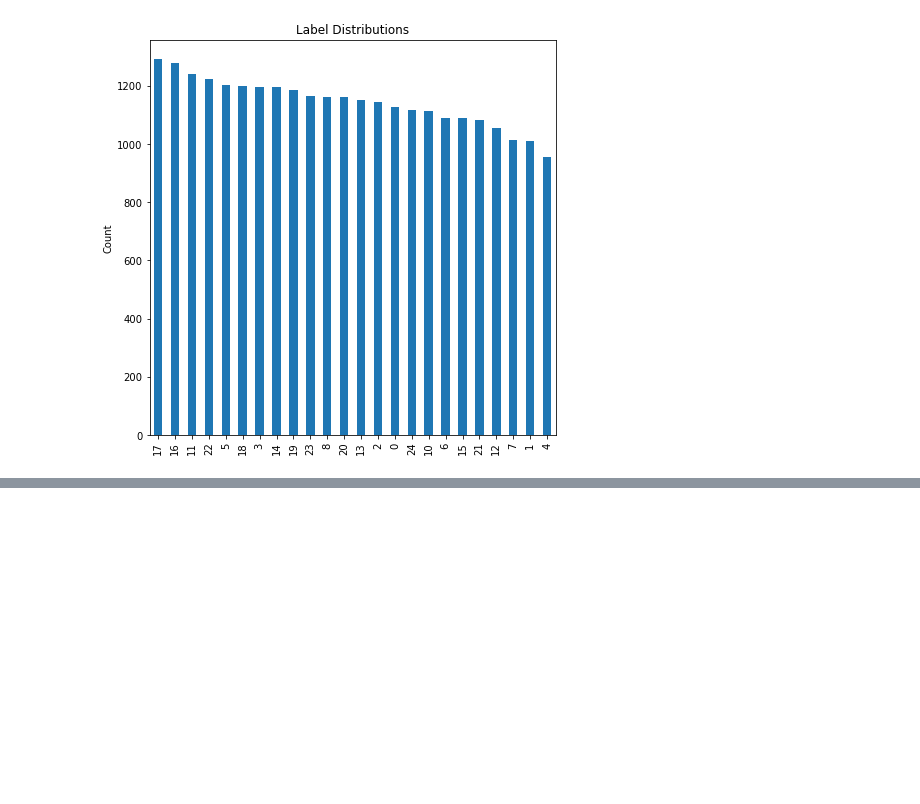
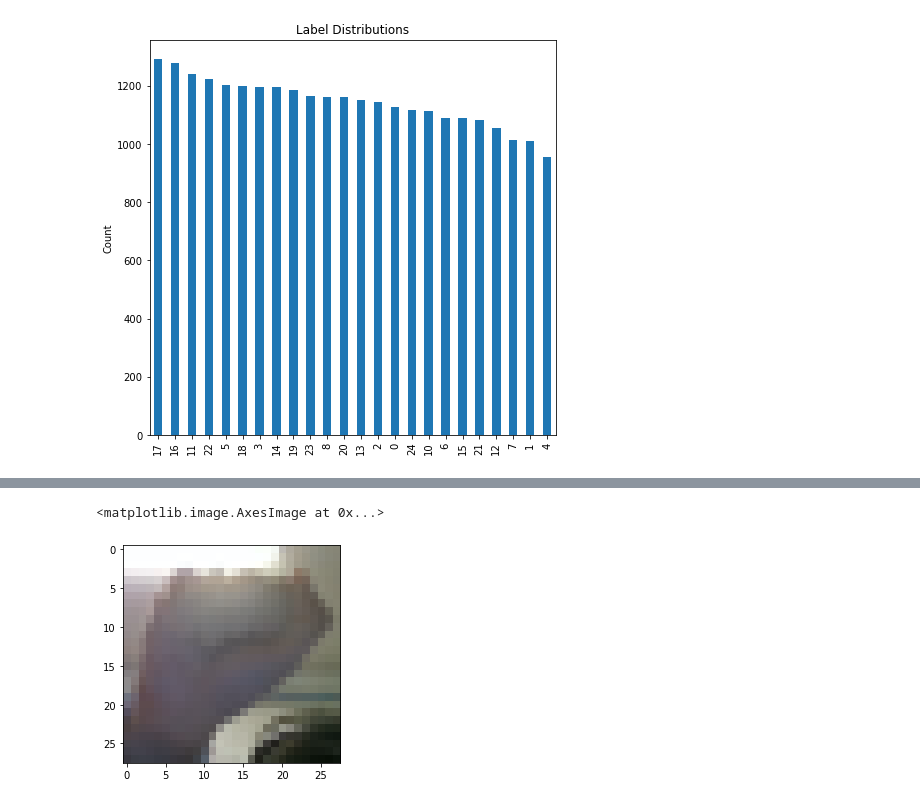
Before and after one commit to jekthewarrior/team-tums, a Jupyter notebook: TUMS.ipynb, the cells around one changed output, grey strips where cells are left out. Saved outputs shown, nothing was run; the diff lists cells and outputs as text; code cells hidden in the pictures; blank space fills up the shorter version.

```diff
--- a/TUMS.ipynb
+++ b/TUMS.ipynb
@@ -144,0 +186,29 @@ torch.save(net.state_dict(), PATH)
+# %%
+# Importing Image class from PIL module
+from PIL import Image
+
+# Opens a image in RGB mode
+im = Image.open(r"data\SampleA.jpg")
+
+# Size of the image in pixels (size of original image)
+# (This is not mandatory)
+width, height = im.size
+
+# Setting the points for cropped image
+left = 381
+top = 135
+right = left + 527
+bottom = top + 527
+
+# Cropped image of above dimension
+# (It will not change original image)
+im1 = im.crop((left, top, right, bottom))
+newsize = (28, 28)
+im1 = im1.resize(newsize)
+# Shows the image in image viewer
+plt.imshow(im1)
+
+# credit to https://www.geeksforgeeks.org/python-pil-image-resize-method/
+# %% [output]
+<matplotlib.image.AxesImage at 0x...>
+[figure, added]
```
Also changed, not shown: parts of 10 cells of this notebook.
